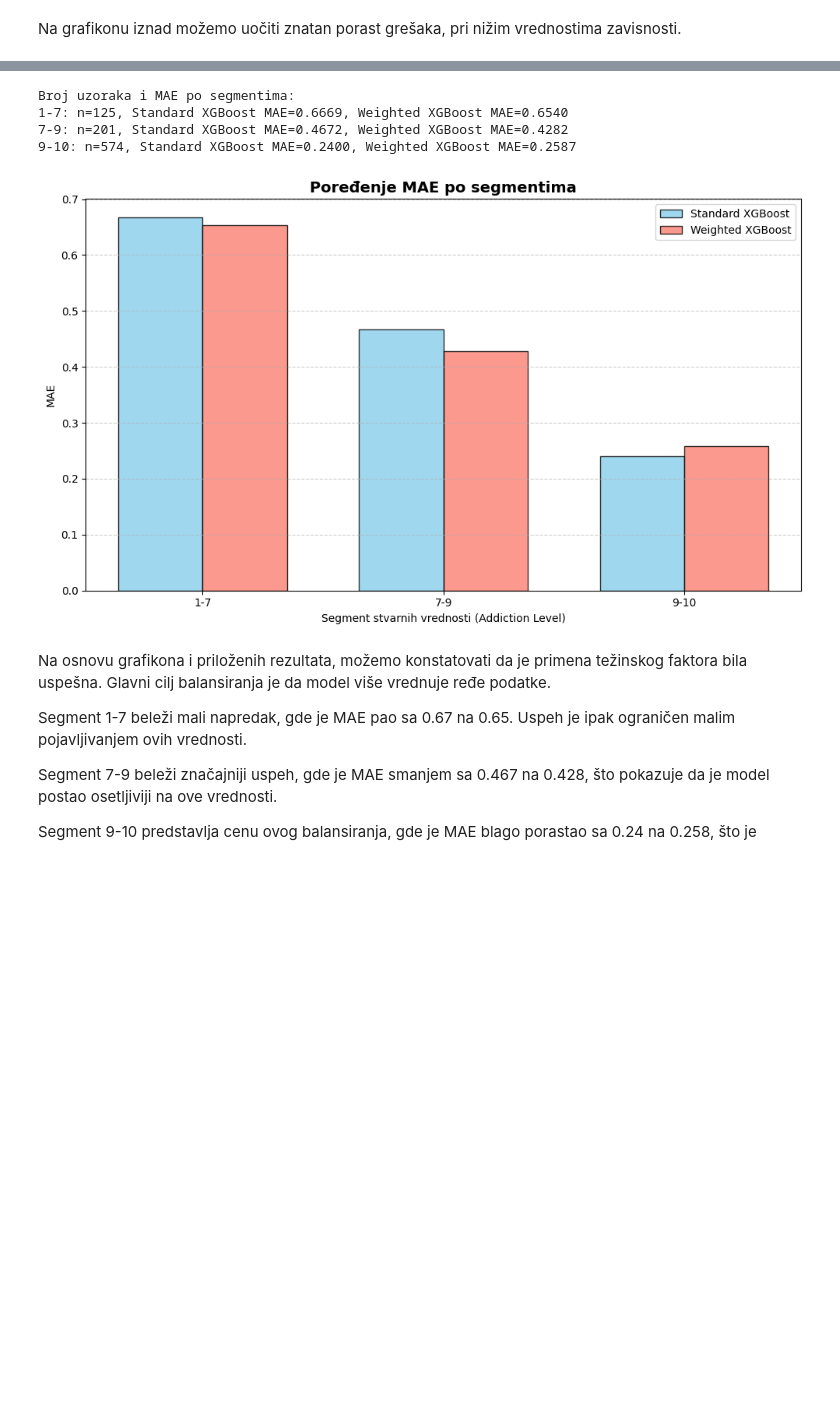
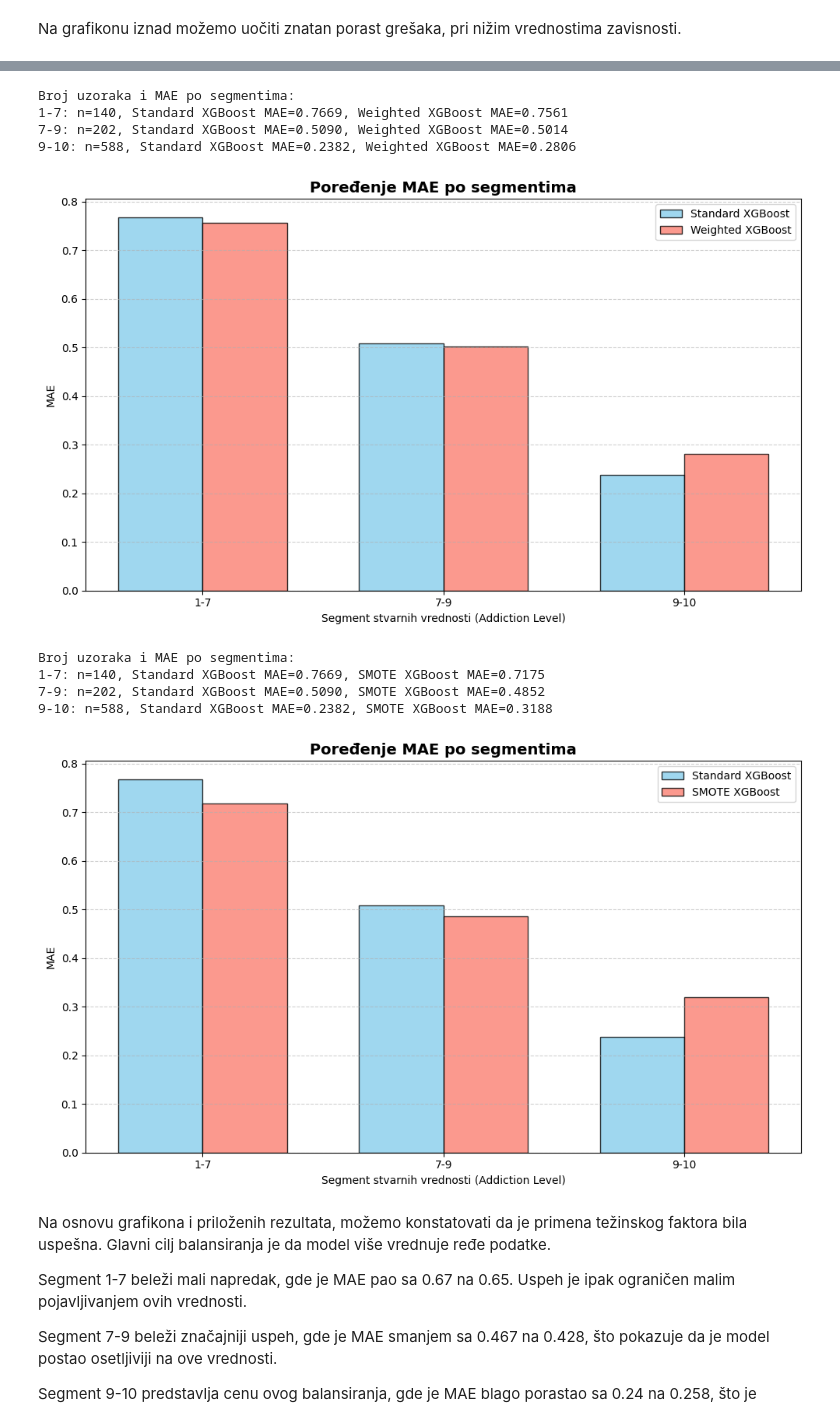
Before and after one commit to djukic002/siap-projekat, a Jupyter notebook: model-evaulation.ipynb, the cells around one changed output, grey strips where cells are left out. Saved outputs shown, nothing was run; the diff lists cells and outputs as text; code cells hidden in the pictures; blank space fills up the shorter version.

Commit message:
Smote & transformation

```diff
--- a/model-evaulation.ipynb
+++ b/model-evaulation.ipynb
@@ -81,8 +95,6 @@ X_train, X_test, y_train, y_test = train_test_split(X, y, test_size=0.3, random_
 # Treniranje sa K-Fold validacijom
 models.train_model_with_cv(LinearRegression(), X_train, y_train, use_weights=False)
 models.train_model_with_cv(LinearRegression(), X_train, y_train, use_weights=True)
-
-models.train_model_with_cv(XGBRegressor(random_state=42), X_train, y_train, use_weights=False)
-models.train_model_with_cv(XGBRegressor(random_state=42), X_train, y_train, use_weights=True)
+models.train_model_with_cv(LinearRegression(), X_train, y_train, use_smote=True)
 # %% [output]
 ===== LinearRegression (K-Fold Standard) =====
@@ -106,0 +114,4 @@ CV Prosečan R2 Score (Trening): 0.8834
+# %%
+models.train_model_with_cv(XGBRegressor(random_state=42), X_train, y_train, use_weights=False)
+models.train_model_with_cv(XGBRegressor(random_state=42), X_train, y_train, use_weights=True)
+models.train_model_with_cv(XGBRegressor(random_state=42), X_train, y_train, use_smote=True)
@@ -106,0 +133,3 @@ CV Prosečan R2 Score (Trening): 0.8834
+# %%
+models.train_model_with_transformation_cv(XGBRegressor(random_state=42), X_train, y_train, method='power')
+models.train_model_with_transformation_cv(XGBRegressor(random_state=42), X_train, y_train, method='log')
@@ -108,7 +145,11 @@ CV Prosečan R2 Score (Trening): 0.8834
 Možemo uočiti da XGBoost daje znatno bolje rezultate od Linearne regresije, i zbog toga ćemo taj model koristiti za finalnu evaluaciju. Takođe možemo primetiti mali pad u performansama pri korišćenju težina, što je i očekivano. Model sa težinama će bolje prediktovati manje prisutne nivoe zavisnosti, po cenu malog pada u performansama.
 # %%
 # Rezultati na test skupu
-results_standard = models.get_final_model_results(XGBRegressor(random_state=42), X_train, y_train, X_test, y_test, use_weights=False)
-results_weighted = models.get_final_model_results(XGBRegressor(random_state=42), X_train, y_train, X_test, y_test, use_weights=True)
+results_standard = models.get_final_model_results(XGBRegressor(random_state=42), X_train, y_train, X_test, y_test, use_weights=False, use_smote=False)
+results_weighted = models.get_final_model_results(XGBRegressor(random_state=42), X_train, y_train, X_test, y_test, use_weights=True, use_smote=False)
+results_smote = models.get_final_model_results(XGBRegressor(random_state=42), X_train, y_train, X_test, y_test, use_weights=False,use_smote=True)
+
+results_pow = models.get_final_model_transformation(XGBRegressor(random_state=42), X_train, y_train, X_test, y_test, method='power')
+results_log = models.get_final_model_transformation(XGBRegressor(random_state=42), X_train, y_train, X_test, y_test, method='log')
 # %% [output]
 ===== XGBRegressor (Finalni Standard) =====
@@ -155,11 +204,17 @@ Rezultati po segmentima:
 # %%
 models.compare_segmented_mae(results_standard, results_weighted, labels=("Standard XGBoost", "Weighted XGBoost"))
+models.compare_segmented_mae(results_standard,results_smote, labels=("Standard XGBoost", "SMOTE XGBoost"))
 # %% [output]
 Broj uzoraka i MAE po segmentima:
-1-7: n=125, Standard XGBoost MAE=0.6669, Weighted XGBoost MAE=0.6540
-7-9: n=201, Standard XGBoost MAE=0.4672, Weighted XGBoost MAE=0.4282
-9-10: n=574, Standard XGBoost MAE=0.2400, Weighted XGBoost MAE=0.2587
+1-7: n=140, Standard XGBoost MAE=0.7669, Weighted XGBoost MAE=0.7561
+7-9: n=202, Standard XGBoost MAE=0.5090, Weighted XGBoost MAE=0.5014
+9-10: n=588, Standard XGBoost MAE=0.2382, Weighted XGBoost MAE=0.2806
-[figure, old version]
+[figure, new version]
+Broj uzoraka i MAE po segmentima:
+1-7: n=140, Standard XGBoost MAE=0.7669, SMOTE XGBoost MAE=0.7175
+7-9: n=202, Standard XGBoost MAE=0.5090, SMOTE XGBoost MAE=0.4852
+9-10: n=588, Standard XGBoost MAE=0.2382, SMOTE XGBoost MAE=0.3188
+[figure, added]
 # %% [markdown]
 Na osnovu grafikona i priloženih rezultata, možemo konstatovati da je primena težinskog faktora bila uspešna. Glavni cilj balansiranja je da model više vrednuje ređe podatke.
 
```
Also changed, not shown: parts of 9 cells of this notebook, 3 other files.
